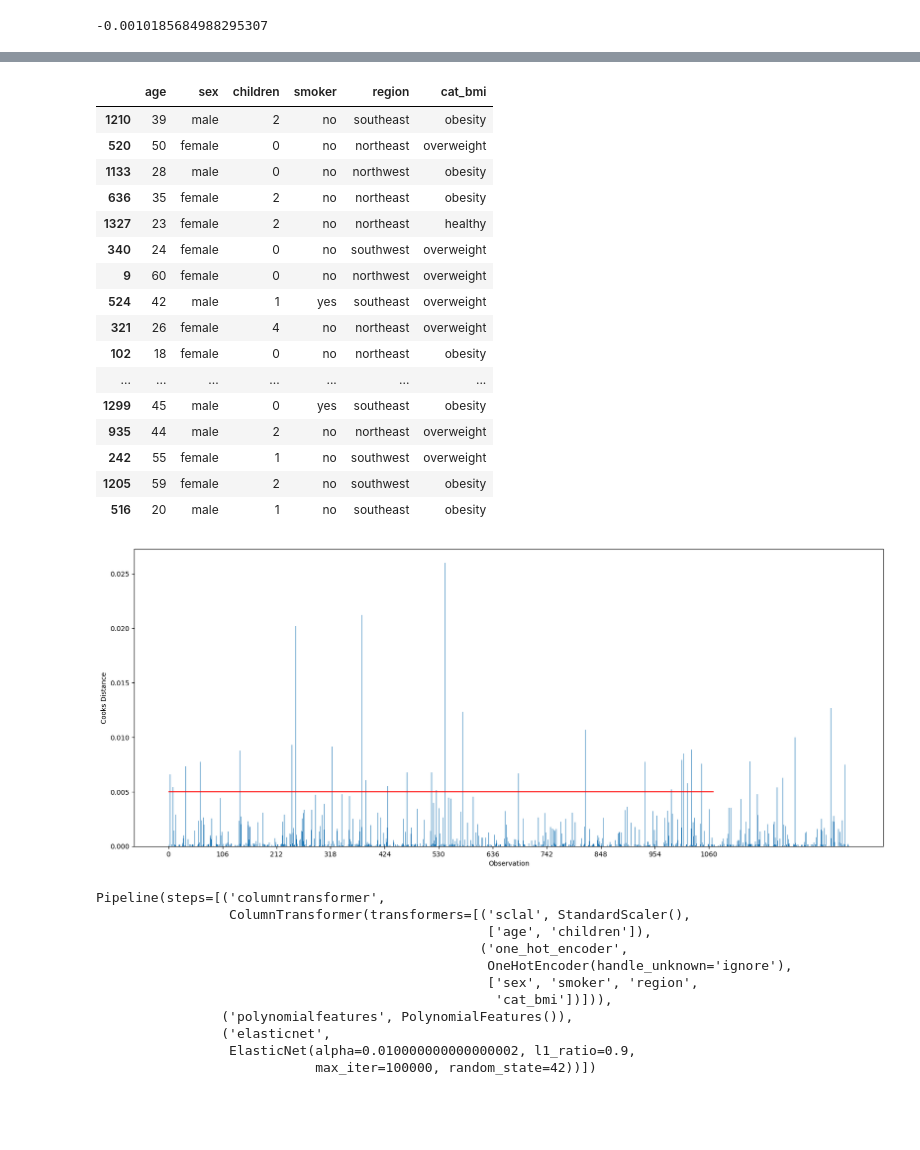
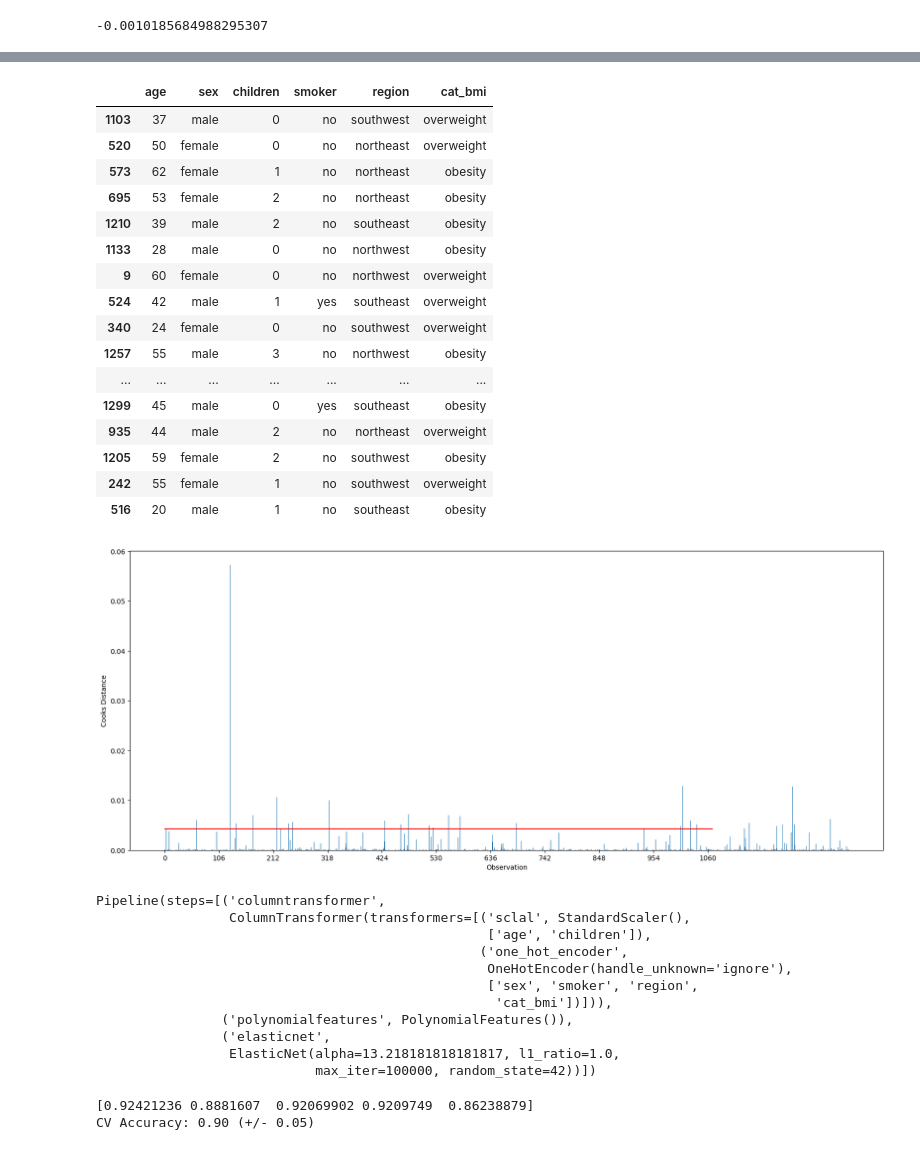
Before and after one commit to StevenDelval/Predire-une-prime-d-assurance-grace-l-IA, a Jupyter notebook: modelisation2.ipynb, the cells around one changed output, grey strips where cells are left out. Drawn from its saved outputs; the diff is of its cells as text; code cells hidden in the pictures; blank space fills up the shorter version.

Commit message:
model

```diff
--- a/modelisation2.ipynb
+++ b/modelisation2.ipynb
@@ -94,6 +94,6 @@ dummy.score(X_test,y_test)
 # print(randm_src.best_params_)
 # best=randm_src.best_params_
 # %%
-best={'elasticnet__alpha': 0.022000000000000002, 'elasticnet__l1_ratio': 0.9}
+best={'elasticnet__alpha': 36.0, 'elasticnet__l1_ratio': 1.0}
 # %%
 modelElastic= make_pipeline(my_col_trans,PolynomialFeatures(degree=2), ElasticNet(alpha=best['elasticnet__alpha'],l1_ratio=best['elasticnet__l1_ratio'],max_iter=100000,random_state=42))
@@ -146,33 +155,33 @@ to_drop = residual[residual > 15000].index
 X_train.loc[to_drop]
 # %% [output]
 |  | age | sex | children | smoker | region | cat_bmi |
+| 1103 | 37 | male | 0 | no | southwest | overweight |
+| 520 | 50 | female | 0 | no | northeast | overweight |
+| 573 | 62 | female | 1 | no | northeast | obesity |
+| 695 | 53 | female | 2 | no | northeast | obesity |
 | 1210 | 39 | male | 2 | no | southeast | obesity |
-| 520 | 50 | female | 0 | no | northeast | overweight |
 | 1133 | 28 | male | 0 | no | northwest | obesity |
-| 636 | 35 | female | 2 | no | northeast | obesity |
-| 1327 | 23 | female | 2 | no | northeast | healthy |
-| 340 | 24 | female | 0 | no | southwest | overweight |
 | 9 | 60 | female | 0 | no | northwest | overweight |
 | 524 | 42 | male | 1 | yes | southeast | overweight |
-| 321 | 26 | female | 4 | no | northeast | overweight |
-| 102 | 18 | female | 0 | no | northeast | obesity |
+| 340 | 24 | female | 0 | no | southwest | overweight |
+| 1257 | 55 | male | 3 | no | northwest | obesity |
 | ... | ... | ... | ... | ... | ... | ... |
 | 1299 | 45 | male | 0 | yes | southeast | obesity |
 | 935 | 44 | male | 2 | no | northeast | overweight |
+| 1205 | 59 | female | 2 | no | southwest | obesity |
 | 242 | 55 | female | 1 | no | southwest | overweight |
-| 1205 | 59 | female | 2 | no | southwest | obesity |
 | 516 | 20 | male | 1 | no | southeast | obesity |
 # %%
 
 
-index_to_be_removed = get_index_to_remove_by_Cooks_Distance(X_train=X_train, y_train=y_train, preprocessor=my_col_trans)
+index_to_be_removed = get_index_to_remove_by_Cooks_Distance(X_train=X_train, y_train=y_train, preprocessor=make_pipeline(my_col_trans,PolynomialFeatures(degree=2)))
 
 X_train = X_train.drop(index=index_to_be_removed.values)
 y_train = y_train.drop(index=index_to_be_removed.values)
 # %% [output]
-[figure, old version]
+[figure, new version]
 # %%
-# parameters = {"elasticnet__alpha":np.linspace(0.001,0.1,100),"elasticnet__l1_ratio":np.arange(0.1,1,0.1)}
+# parameters = {"elasticnet__alpha":np.linspace(0.1,100,100),"elasticnet__l1_ratio":np.arange(0.95,1,0.01)}
 
 # randm_src = GridSearchCV(estimator=modelElastic, param_grid=parameters,scoring='r2',cv = 5)
 # randm_src.fit(X_train, y_train)
@@ -182,7 +191,7 @@ y_train = y_train.drop(index=index_to_be_removed.values)
 # print(randm_src.best_params_)
 # best=randm_src.best_params_
 
-modelElastic.set_params(**{'elasticnet__alpha': 0.010000000000000002, 'elasticnet__l1_ratio': 0.9})
+modelElastic.set_params(**{'elasticnet__alpha': 13.218181818181817, 'elasticnet__l1_ratio': 1.0})
 # %% [output]
 Pipeline(steps=[('columntransformer',
                  ColumnTransformer(transformers=[('sclal', StandardScaler(),
@@ -193,8 +202,16 @@ Pipeline(steps=[('columntransformer',
                                                    'cat_bmi'])])),
                 ('polynomialfeatures', PolynomialFeatures()),
                 ('elasticnet',
-                 ElasticNet(alpha=0.010000000000000002, l1_ratio=0.9,
+                 ElasticNet(alpha=13.218181818181817, l1_ratio=1.0,
                             max_iter=100000, random_state=42))])
+# %%
+kfold =KFold(n_splits=5,shuffle=True,random_state=42)
+scores = cross_val_score(modelElastic,X_train,y_train)
+print(scores)
+print("CV Accuracy: %0.2f (+/- %0.2f)" % (scores.mean(), scores.std() * 2))
+# %% [output]
+[0.92421236 0.8881607  0.92069902 0.9209749  0.86238879]
+CV Accuracy: 0.90 (+/- 0.05)
 # %%
 
 
```
Also changed, not shown: parts of 16 cells of this notebook, 3 other files.
